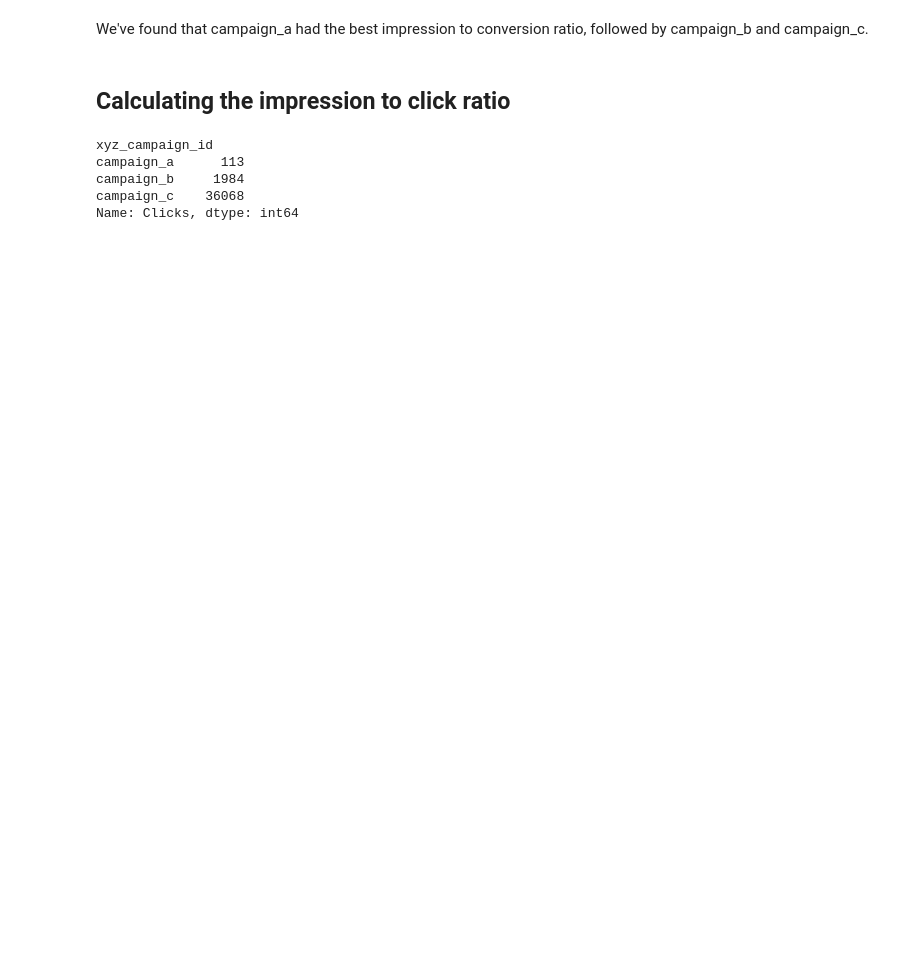
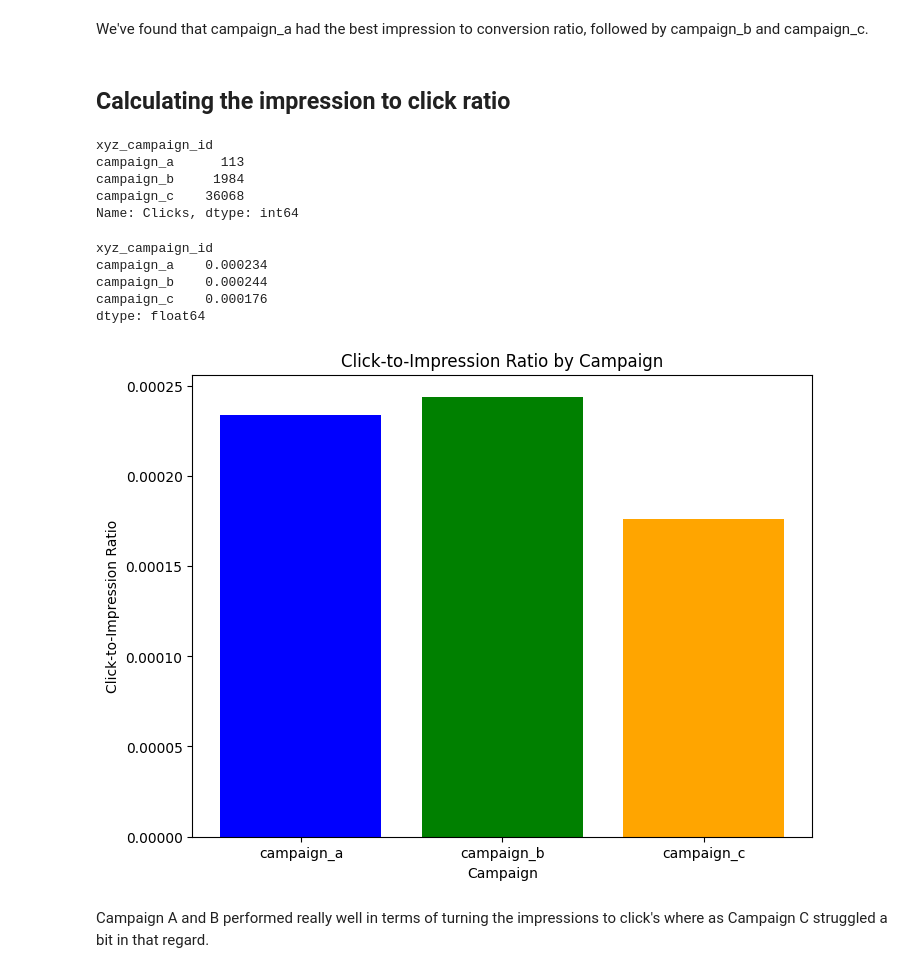
Before and after one commit to joela03/Marketing-EDA, a Jupyter notebook: marketing_eda.ipynb, the cells around one changed output. Drawn from its saved outputs; the diff is of its cells as text; code cells hidden in the pictures; blank space fills up the shorter version.

```diff
--- a/marketing_eda.ipynb
+++ b/marketing_eda.ipynb
@@ -154,3 +167,28 @@ campaign_a      113
 campaign_b     1984
 campaign_c    36068
 Name: Clicks, dtype: int64
+# %%
+click_to_impression_ratio = (
+    campaign_click_count / campaign_impression_count).round(10)
+print(click_to_impression_ratio)
+# %% [output]
+xyz_campaign_id
+campaign_a    0.000234
+campaign_b    0.000244
+campaign_c    0.000176
+dtype: float64
+# %%
+# Visual reprsentation
+plt.figure(figsize=(8, 6))
+plt.bar(click_to_impression_ratio.index,
+        click_to_impression_ratio.values, color=['blue', 'green', 'orange'])
+
+plt.title('Click-to-Impression Ratio by Campaign')
+plt.xlabel('Campaign')
+plt.ylabel('Click-to-Impression Ratio')
+
+plt.show()
+# %% [output]
+[figure, added]
+# %% [markdown]
+Campaign A and B performed really well in terms of turning the impressions to click's where as Campaign C struggled a bit in that regard.
```
Also changed, not shown: parts of 1 cell of this notebook.
